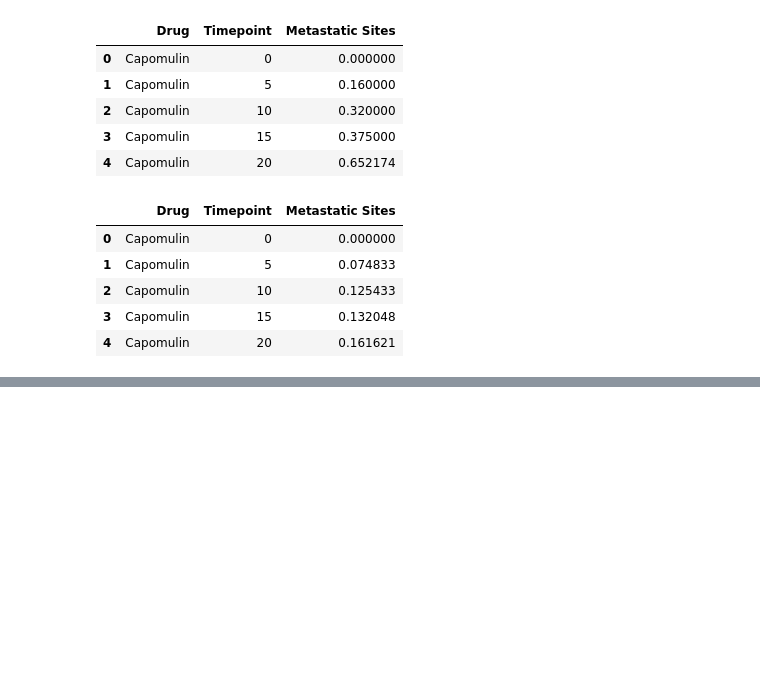
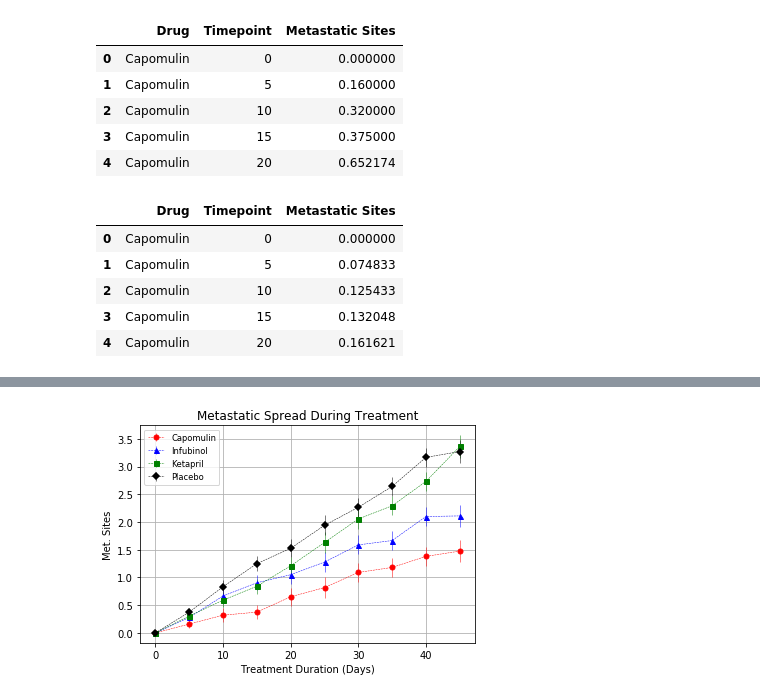
Before and after one commit to jasonzelaya/Pymaceuticals, a Jupyter notebook: pymaceuticals.ipynb, the cells around one changed output, grey strips where cells are left out. Saved outputs shown, nothing was run; the diff lists cells and outputs as text; code cells hidden in the pictures; blank space fills up the shorter version.

```diff
--- a/pymaceuticals.ipynb
+++ b/pymaceuticals.ipynb
@@ -196,3 +197,34 @@ meta_stderr_pivot.head(3)
 | 0 | 0.000000 | 0.000000 | 0.000000 | 0.000000 | 0.000000 | 0.000000 | 0.000000 | 0.000000 | 0.000000 | ... |
 | 5 | 0.074833 | 0.108588 | 0.091652 | 0.098100 | 0.093618 | 0.100947 | 0.095219 | 0.066332 | 0.087178 | ... |
 | 10 | 0.125433 | 0.152177 | 0.159364 | 0.142018 | 0.163577 | 0.115261 | 0.105690 | 0.090289 | 0.123672 | ... |
+# %%
+# Create figure and one subplot
+fig, ax = plt.subplots()
+
+# Draw scatter plot
+ax.errorbar(meta_mean_pivot.index, meta_mean_pivot["Capomulin"], yerr=meta_stderr_pivot["Capomulin"], fmt="r--o",
+           linewidth=0.5, markersize=5)
+ax.errorbar(meta_mean_pivot.index, meta_mean_pivot["Infubinol"], yerr=meta_stderr_pivot["Capomulin"], fmt="b--^",
+           linewidth=0.5, markersize=5)
+ax.errorbar(meta_mean_pivot.index, meta_mean_pivot["Ketapril"], yerr=meta_stderr_pivot["Capomulin"], fmt="g--s",
+           linewidth=0.5, markersize=5)
+ax.errorbar(meta_mean_pivot.index, meta_mean_pivot["Placebo"], yerr=meta_stderr_pivot["Capomulin"], fmt="k--D",
+           linewidth=0.5, markersize=5, markeredgewidth=0.1)
+
+# Set the plot's title
+plt.title("Metastatic Spread During Treatment")
+
+# Set axes labels
+ax.set_ylabel("Met. Sites")
+ax.set_xlabel("Treatment Duration (Days)")
+
+# Set a legend and grid
+plt.legend(loc="best", fontsize="small", fancybox=True)
+plt.grid()
+
+# Save plot
+plt.savefig("images/metastatic_spread.jpg")
+# Display plot
+plt.show()
+# %% [output]
+[figure, added]
```
Also changed, not shown: parts of 2 cells of this notebook.
